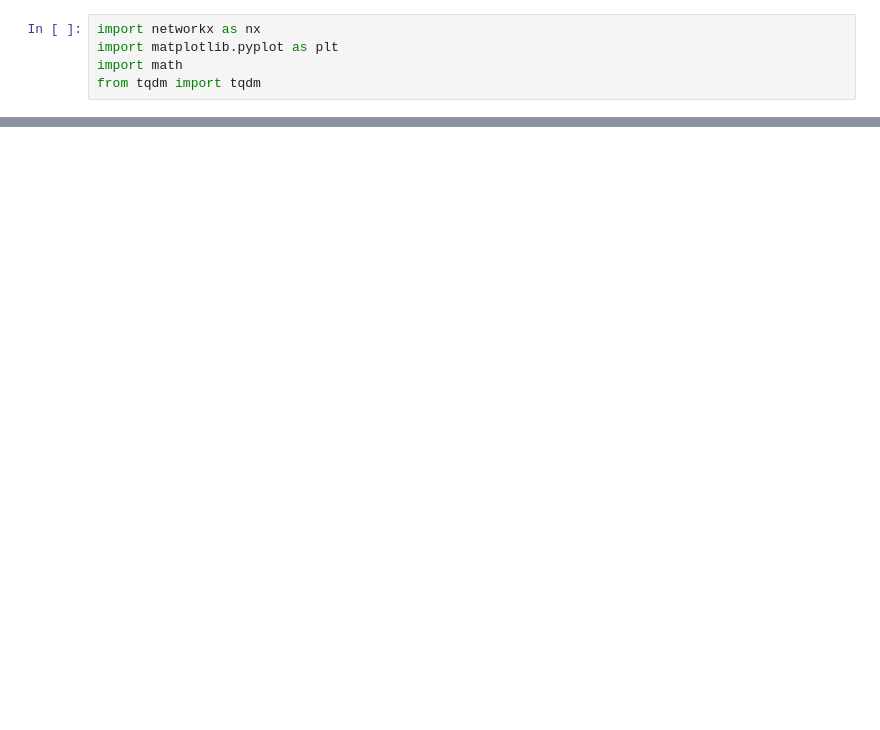
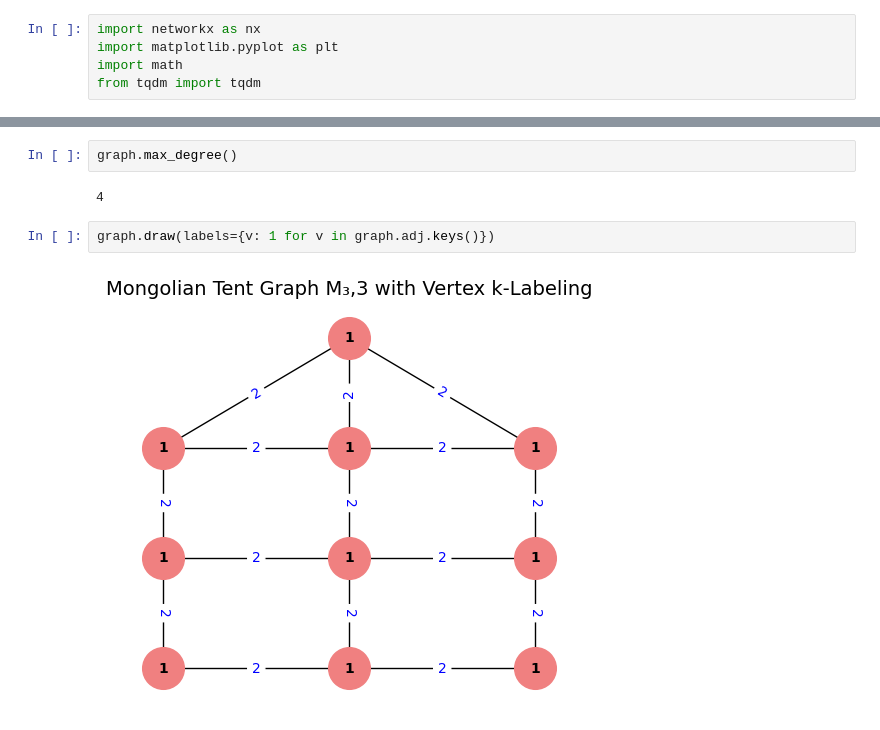
Before and after one commit to Riley94/cs5592-group_project, a Jupyter notebook: problem1.ipynb, the cells around one changed output, grey strips where cells are left out. Saved outputs shown, nothing was run; the diff lists cells and outputs as text; blank space fills up the shorter version.

```diff
--- a/problem1.ipynb
+++ b/problem1.ipynb
@@ -67 +116,9 @@ graph
+# %%
+graph.max_degree()
+# %% [output]
+4
+# %%
+graph.draw(labels={v: 1 for v in graph.adj.keys()})
+# %% [output]
+[figure, added]
 # %%
```
Also changed, not shown: parts of 6 cells of this notebook, 1 other file.
